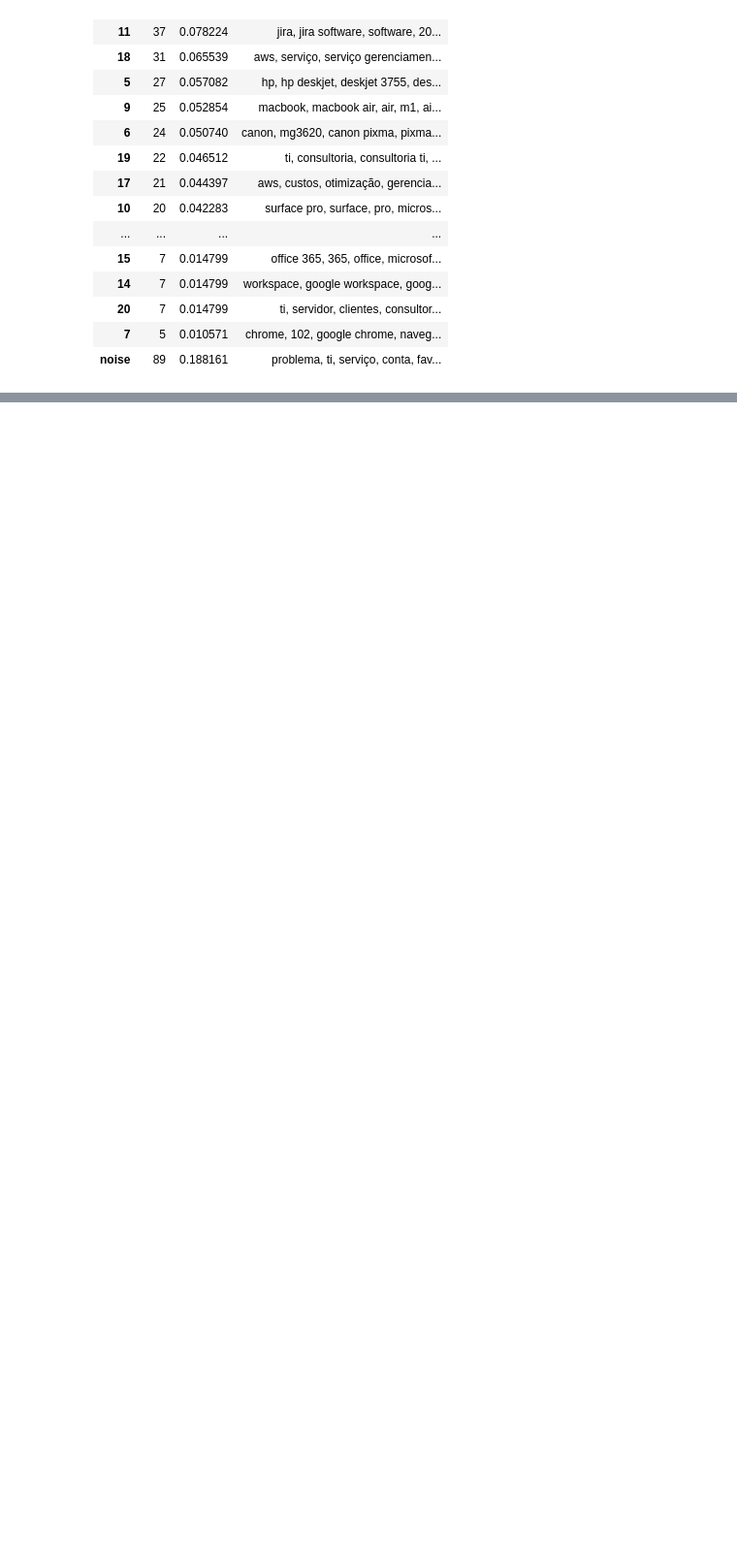
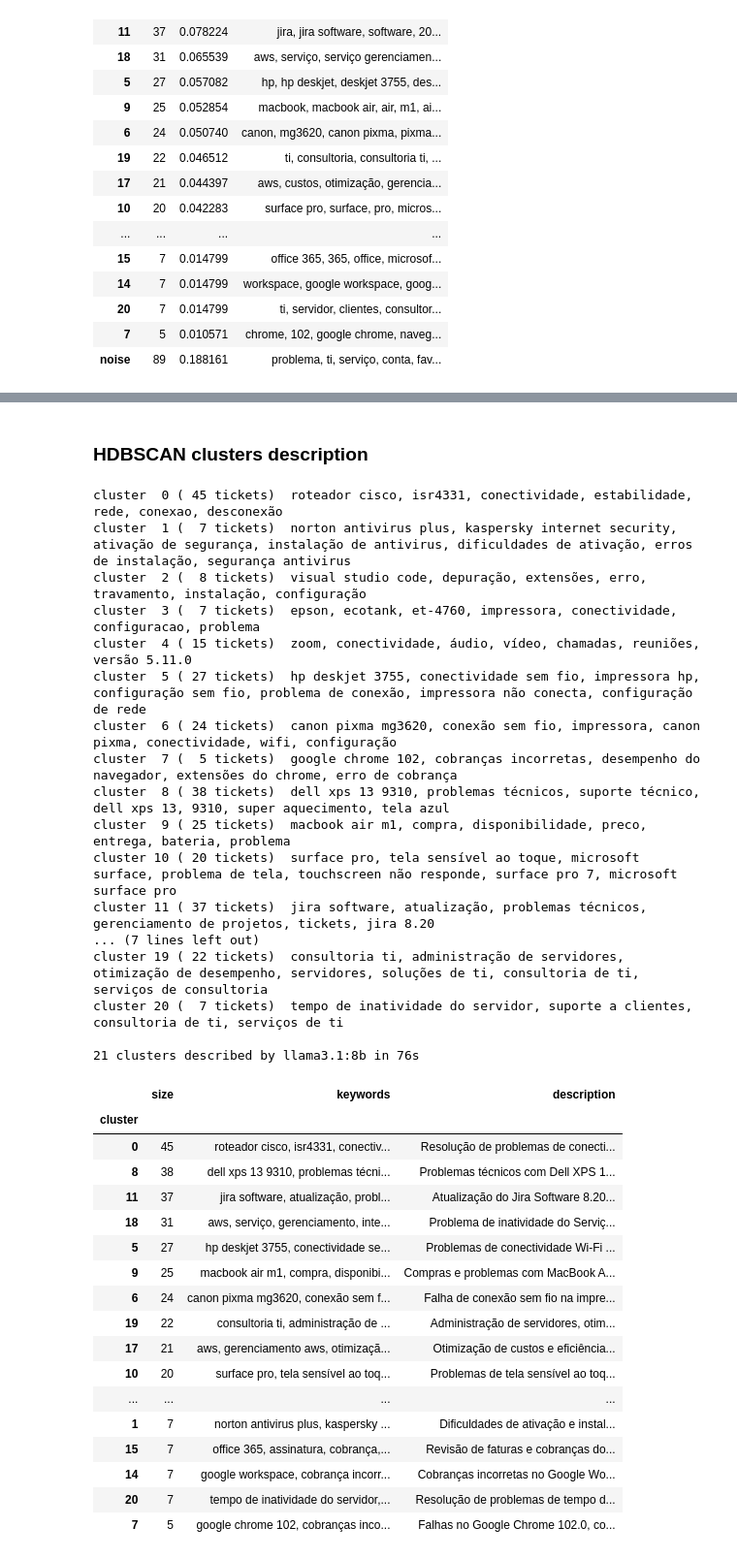
Before and after one commit to nicolaubruno/voll_technical_case, a Jupyter notebook: 1. Exploration.ipynb, the cells around one changed output, grey strips where cells are left out. Shown at 97% size. Drawn from its saved outputs; the diff is of its cells as text; code cells hidden in the pictures; blank space fills up the shorter version.

```diff
--- a/1. Exploration.ipynb
+++ b/1. Exploration.ipynb
@@ -1207,0 +1427,58 @@ describe_clusters(cluster_labels["hdbscan"])
+# %% [markdown]
+### HDBSCAN clusters description
+# %%
+LLM_LABEL_SOURCE = "hdbscan"
+llm_labels = cluster_labels[LLM_LABEL_SOURCE]
+
+assert urllib.request.urlopen(f"{OLLAMA_URL}/api/version", timeout=5).status == 200, "Ollama is not running"
+
+started = time.perf_counter()
+rows = []
+for cluster in sorted(c for c in set(llm_labels) if c >= 0):
+    result = describe_cluster_llm(llm_labels, cluster)
+    rows.append({"cluster": cluster, "size": int((llm_labels == cluster).sum()),
+                 "keywords": ", ".join(result["keywords"]), "description": result["description"]})
+    print(f"cluster {cluster:>2} ({rows[-1]['size']:>3} tickets)  {rows[-1]['keywords']}")
+
+cluster_descriptions = pd.DataFrame(rows).set_index("cluster").sort_values("size", ascending=False)
+print(f"\n{len(cluster_descriptions)} clusters described by {LLM_MODEL} in {time.perf_counter() - started:.0f}s")
+
+cluster_descriptions.to_csv(f"dataset/cluster_descriptions_{LLM_LABEL_SOURCE}.csv", encoding="utf-8")
+pd.set_option("display.max_colwidth", 160)
+cluster_descriptions
+# %% [output]
+cluster  0 ( 45 tickets)  roteador cisco, isr4331, conectividade, estabilidade, rede, conexao, desconexão
+cluster  1 (  7 tickets)  norton antivirus plus, kaspersky internet security, ativação de segurança, instalação de antivirus, dificuldades de ativação, erros de instalação, segurança antivirus
+cluster  2 (  8 tickets)  visual studio code, depuração, extensões, erro, travamento, instalação, configuração
+cluster  3 (  7 tickets)  epson, ecotank, et-4760, impressora, conectividade, configuracao, problema
+cluster  4 ( 15 tickets)  zoom, conectividade, áudio, vídeo, chamadas, reuniões, versão 5.11.0
+cluster  5 ( 27 tickets)  hp deskjet 3755, conectividade sem fio, impressora hp, configuração sem fio, problema de conexão, impressora não conecta, configuração de rede
+cluster  6 ( 24 tickets)  canon pixma mg3620, conexão sem fio, impressora, canon pixma, conectividade, wifi, configuração
+cluster  7 (  5 tickets)  google chrome 102, cobranças incorretas, desempenho do navegador, extensões do chrome, erro de cobrança
+cluster  8 ( 38 tickets)  dell xps 13 9310, problemas técnicos, suporte técnico, dell xps 13, 9310, super aquecimento, tela azul
+cluster  9 ( 25 tickets)  macbook air m1, compra, disponibilidade, preco, entrega, bateria, problema
+cluster 10 ( 20 tickets)  surface pro, tela sensível ao toque, microsoft surface, problema de tela, touchscreen não responde, surface pro 7, microsoft surface pro
+cluster 11 ( 37 tickets)  jira software, atualização, problemas técnicos, gerenciamento de projetos, tickets, jira 8.20
+... (7 lines left out)
+cluster 19 ( 22 tickets)  consultoria ti, administração de servidores, otimização de desempenho, servidores, soluções de ti, consultoria de ti, serviços de consultoria
+cluster 20 (  7 tickets)  tempo de inatividade do servidor, suporte a clientes, consultoria de ti, serviços de ti
+
+21 clusters described by llama3.1:8b in 76s
+|  | size | keywords | description |
+| cluster |  |  |  |
+| 0 | 45 | roteador cisco, isr4331, conectiv... | Resolução de problemas de conecti... |
+| 8 | 38 | dell xps 13 9310, problemas técni... | Problemas técnicos com Dell XPS 1... |
+| 11 | 37 | jira software, atualização, probl... | Atualização do Jira Software 8.20... |
+| 18 | 31 | aws, serviço, gerenciamento, inte... | Problema de inatividade do Serviç... |
+| 5 | 27 | hp deskjet 3755, conectividade se... | Problemas de conectividade Wi-Fi ... |
+| 9 | 25 | macbook air m1, compra, disponibi... | Compras e problemas com MacBook A... |
+| 6 | 24 | canon pixma mg3620, conexão sem f... | Falha de conexão sem fio na impre... |
+| 19 | 22 | consultoria ti, administração de ... | Administração de servidores, otim... |
+| 17 | 21 | aws, gerenciamento aws, otimizaçã... | Otimização de custos e eficiência... |
+| 10 | 20 | surface pro, tela sensível ao toq... | Problemas de tela sensível ao toq... |
+| ... | ... | ... | ... |
+| 1 | 7 | norton antivirus plus, kaspersky ... | Dificuldades de ativação e instal... |
+| 15 | 7 | office 365, assinatura, cobrança,... | Revisão de faturas e cobranças do... |
+| 14 | 7 | google workspace, cobrança incorr... | Cobranças incorretas no Google Wo... |
+| 20 | 7 | tempo de inatividade do servidor,... | Resolução de problemas de tempo d... |
+| 7 | 5 | google chrome 102, cobranças inco... | Falhas no Google Chrome 102.0, co... |
```
Also changed, not shown: parts of 10 cells of this notebook, 4 other files.
